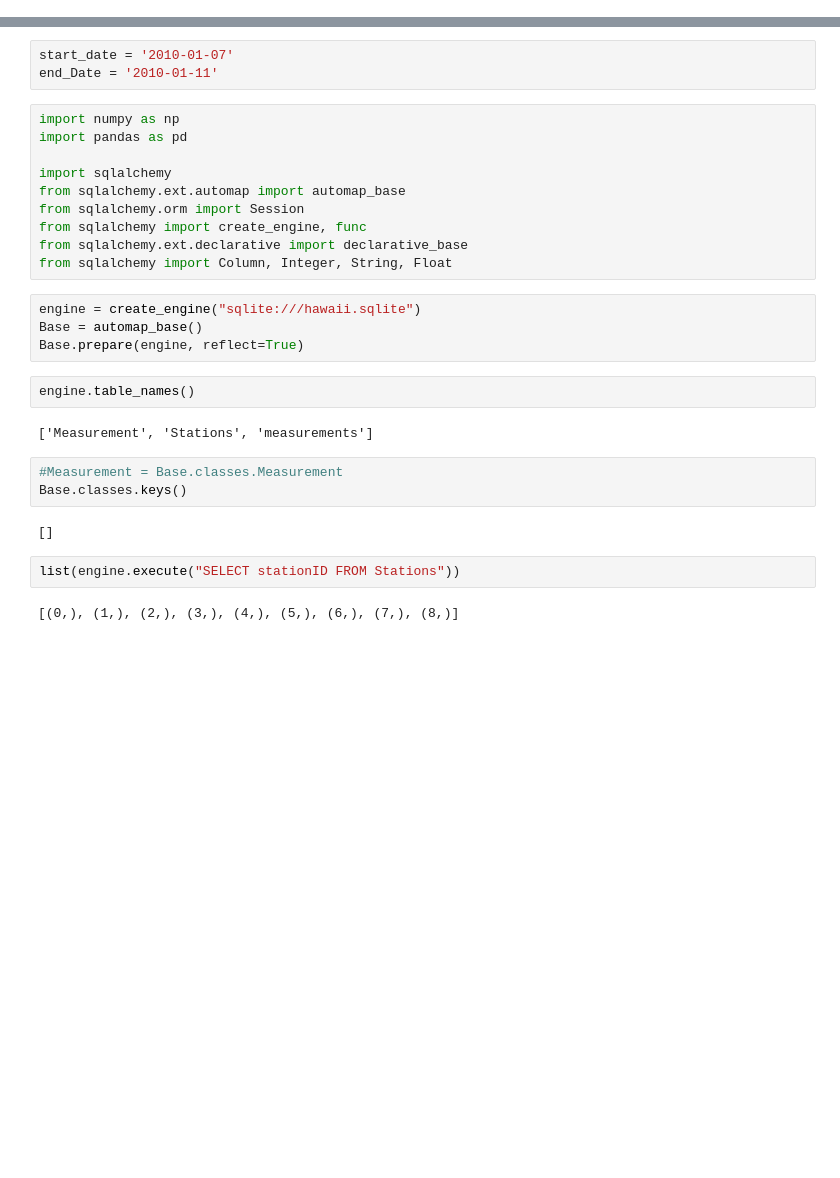
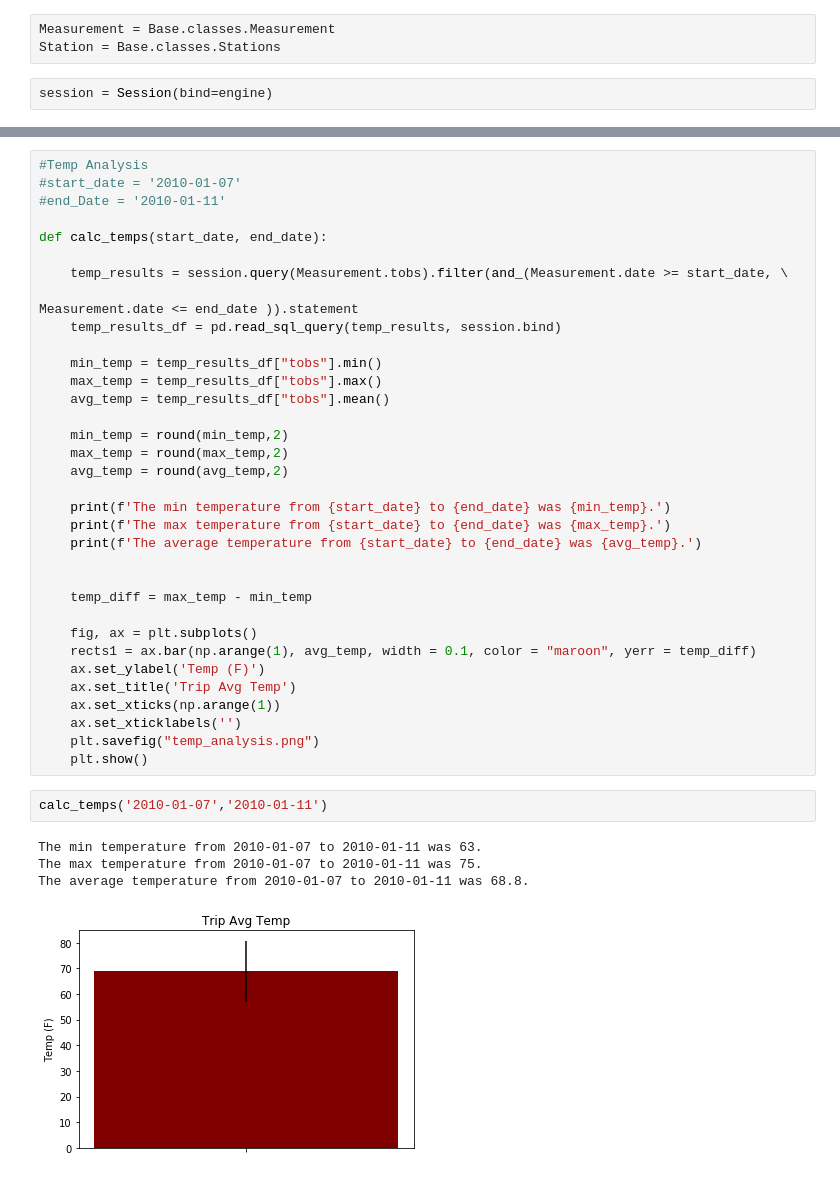
Before and after one commit to sheygarga/SQL-Vacation, a Jupyter notebook: climate_analysis.ipynb, the cells around one changed output, grey strips where cells are left out. Drawn from its saved outputs; the diff is of its cells as text; blank space fills up the shorter version.

```diff
--- a/climate_analysis.ipynb
+++ b/climate_analysis.ipynb
@@ -0,0 +24,5 @@
+# %%
+Measurement = Base.classes.Measurement
+Station = Base.classes.Stations
+# %%
+session = Session(bind=engine)
@@ -1,30 +172,41 @@
+# %%
+#Temp Analysis
+#start_date = '2010-01-07'
+#end_Date = '2010-01-11'
+
+def calc_temps(start_date, end_date):
+
+    temp_results = session.query(Measurement.tobs).filter(and_(Measurement.date >= start_date, \
+                                                                                   Measurement.date <= end_date )).statement
+    temp_results_df = pd.read_sql_query(temp_results, session.bind)
+
+    min_temp = temp_results_df["tobs"].min()
+    max_temp = temp_results_df["tobs"].max()
+    avg_temp = temp_results_df["tobs"].mean()
+
+    min_temp = round(min_temp,2)
+    max_temp = round(max_temp,2)
+    avg_temp = round(avg_temp,2)
+
+    print(f'The min temperature from {start_date} to {end_date} was {min_temp}.')
+    print(f'The max temperature from {start_date} to {end_date} was {max_temp}.')
+    print(f'The average temperature from {start_date} to {end_date} was {avg_temp}.')
+
+
+    temp_diff = max_temp - min_temp
+
+    fig, ax = plt.subplots()
+    rects1 = ax.bar(np.arange(1), avg_temp, width = 0.1, color = "maroon", yerr = temp_diff)
+    ax.set_ylabel('Temp (F)')
+    ax.set_title('Trip Avg Temp')
+    ax.set_xticks(np.arange(1))
+    ax.set_xticklabels('')
+    plt.savefig("temp_analysis.png")
+    plt.show()
 # %%
-start_date = '2010-01-07'
-end_Date = '2010-01-11'
+calc_temps('2010-01-07','2010-01-11')
+# %% [output]
+The min temperature from 2010-01-07 to 2010-01-11 was 63.
+The max temperature from 2010-01-07 to 2010-01-11 was 75.
+The average temperature from 2010-01-07 to 2010-01-11 was 68.8.
+[figure, added]
-# %%
-import numpy as np
-import pandas as pd
-
-import sqlalchemy
-from sqlalchemy.ext.automap import automap_base
-from sqlalchemy.orm import Session
-from sqlalchemy import create_engine, func
-from sqlalchemy.ext.declarative import declarative_base
-from sqlalchemy import Column, Integer, String, Float
-# %%
-engine = create_engine("sqlite:///hawaii.sqlite")
-Base = automap_base()
-Base.prepare(engine, reflect=True)
-# %%
-engine.table_names()
-# %% [output]
-['Measurement', 'Stations', 'measurements']
-# %%
-#Measurement = Base.classes.Measurement
-Base.classes.keys()
-# %% [output]
-[]
-# %%
-list(engine.execute("SELECT stationID FROM Stations"))
-# %% [output]
-[(0,), (1,), (2,), (3,), (4,), (5,), (6,), (7,), (8,)]
```
Also changed, not shown: parts of 14 cells of this notebook, 5 other files.
